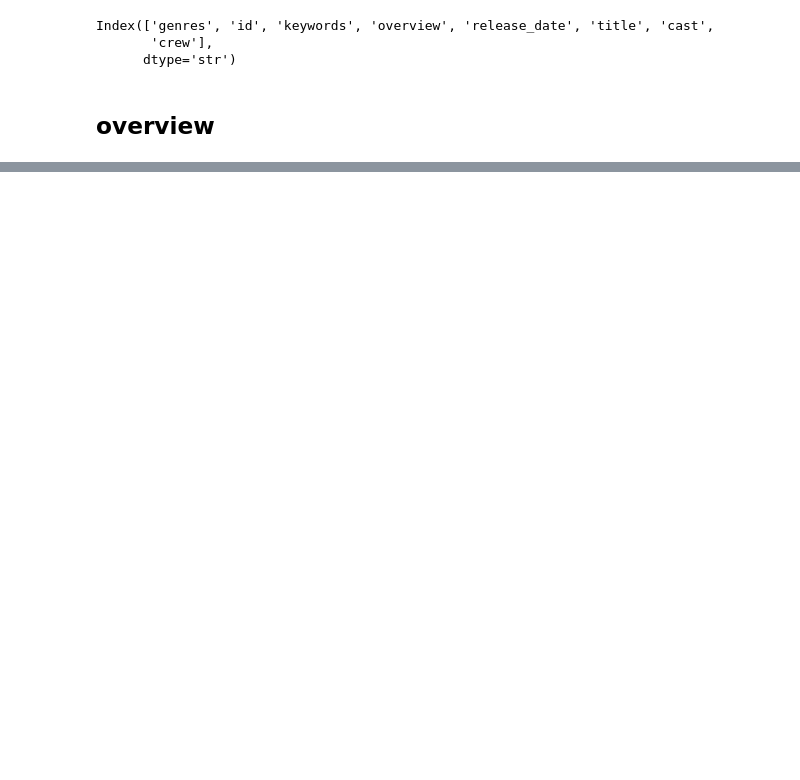
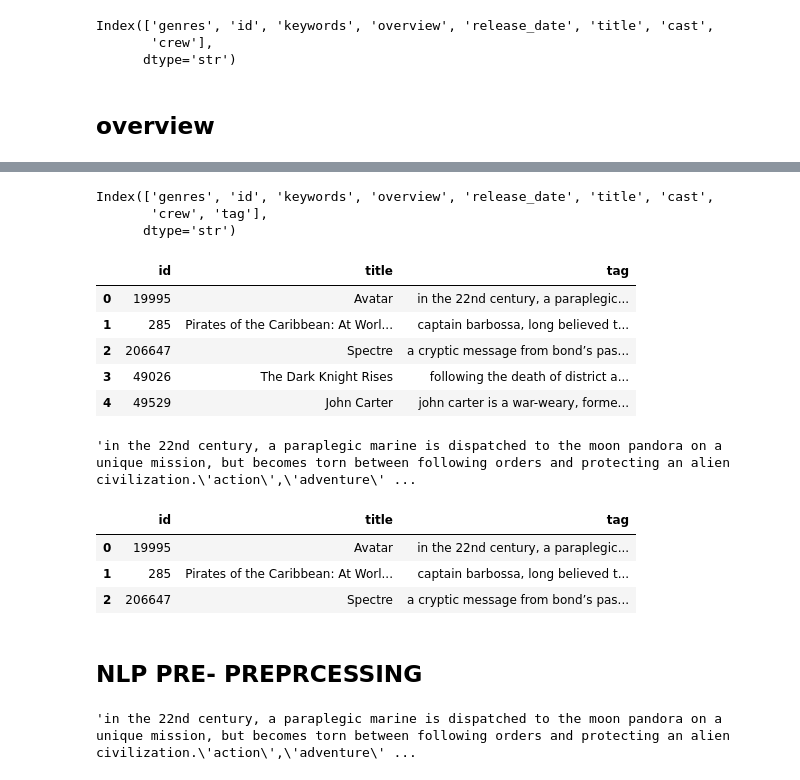
Before and after one commit to Komalgore57/RecemendationSystem, a Jupyter notebook: main.ipynb, the cells around one changed output, grey strips where cells are left out. Drawn from its saved outputs; the diff is of its cells as text; code cells hidden in the pictures; blank space fills up the shorter version.

```diff
--- a/main.ipynb
+++ b/main.ipynb
@@ -341,2 +394,2 @@ df['overview'][0]
 # %%
-df['overview'] = df.overview.apply(lambda data : data[1:-1])
+df['overview'] = df.overview.apply(lambda data : str(data)[2:-2])
@@ -342,0 +432,5 @@ df['overview'] = df.overview.apply(lambda data : data[1:-1])
+# %%
+df['crew'] = df['crew'].apply(lambda data: data.replace(" ",""))
+df['cast'] = df['cast'].apply(lambda data: data.replace(" ",""))
+df['keywords'] = df['keywords'].apply(lambda data: data.replace(" ",""))
+df['genres'] = df['genres'].apply(lambda data: data.replace(" ",""))
@@ -342,0 +452,2 @@ df['overview'] = df.overview.apply(lambda data : data[1:-1])
+# %%
+df['tag'] = df['overview']  + df['genres'] + df['keywords']  + df['cast'] + df['crew']
@@ -342,0 +463,19 @@ df['overview'] = df.overview.apply(lambda data : data[1:-1])
+# %%
+df.columns
+# %% [output]
+Index(['genres', 'id', 'keywords', 'overview', 'release_date', 'title', 'cast',
+       'crew', 'tag'],
+      dtype='str')
+# %%
+df.drop(
+        columns = ['crew','cast','overview','keywords','genres','release_date'] ,
+        inplace = True)
+# %%
+df.head()
+# %% [output]
+|  | id | title | tag |
+| 0 | 19995 | Avatar | in the 22nd century, a paraplegic... |
+| 1 | 285 | Pirates of the Caribbean: At Worl... | captain barbossa, long believed t... |
+| 2 | 206647 | Spectre | a cryptic message from bond’s pas... |
+| 3 | 49026 | The Dark Knight Rises | following the death of district a... |
+| 4 | 49529 | John Carter | john carter is a war-weary, forme... |
@@ -342,0 +484,13 @@ df['overview'] = df.overview.apply(lambda data : data[1:-1])
+# %%
+df['tag'][0]
+# %% [output]
+'in the 22nd century, a paraplegic marine is dispatched to the moon pandora on a unique mission, but becomes torn between following orders and protecting an alien civilization.\'action\',\'adventure\' ...
+# %%
+df.head(3)
+# %% [output]
+|  | id | title | tag |
+| 0 | 19995 | Avatar | in the 22nd century, a paraplegic... |
+| 1 | 285 | Pirates of the Caribbean: At Worl... | captain barbossa, long believed t... |
+| 2 | 206647 | Spectre | a cryptic message from bond’s pas... |
+# %% [markdown]
+## NLP PRE- PREPRCESSING
@@ -342,0 +507,4 @@ df['overview'] = df.overview.apply(lambda data : data[1:-1])
+# %%
+df['tag'][0]
+# %% [output]
+'in the 22nd century, a paraplegic marine is dispatched to the moon pandora on a unique mission, but becomes torn between following orders and protecting an alien civilization.\'action\',\'adventure\' ...
```
Also changed, not shown: parts of 38 cells of this notebook.
